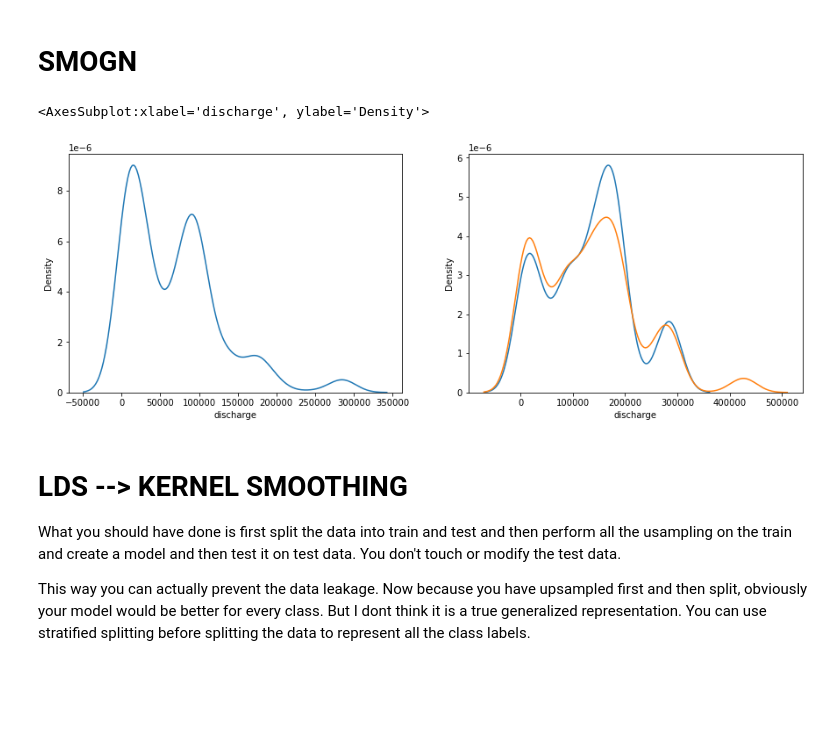
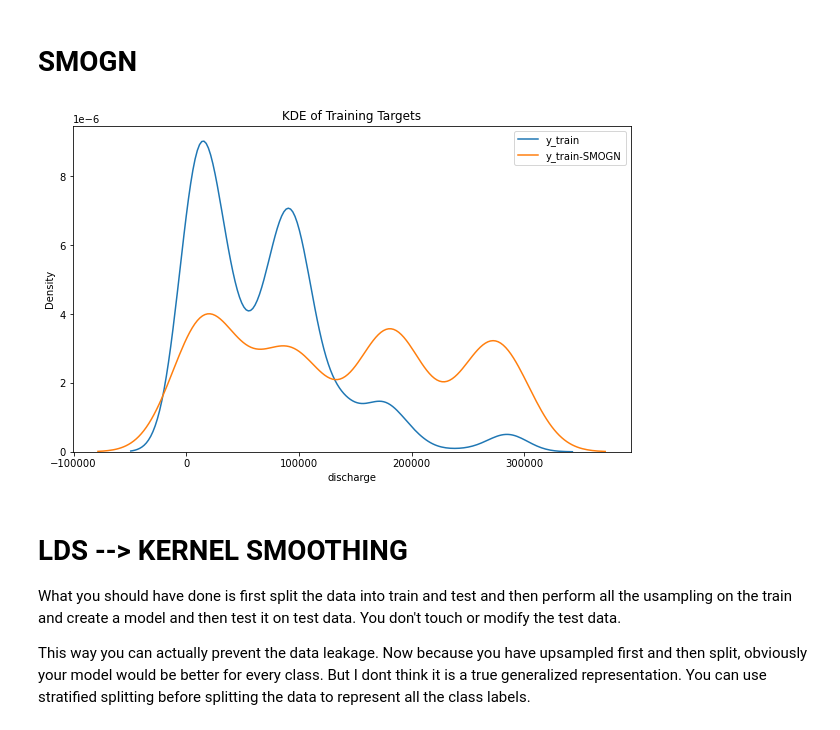
Before and after one commit to Kamal-Eldin/Logistics_transshipment, a Jupyter notebook: testing_2.ipynb, the cells around one changed output. Drawn from its saved outputs; the diff is of its cells as text; code cells hidden in the pictures; blank space fills up the shorter version.

```diff
--- a/testing_2.ipynb
+++ b/testing_2.ipynb
@@ -458,28 +464,30 @@ simple = train_balanced.reset_index()
 # %%
 traindata = pd.concat([xtrain, ytrain],axis= 1).reset_index()
 train_balanced_adv = smogn.smoter(data= traindata, y='discharge',
-                                k = 10,
+                                k = 5,
                                 pert = 0.04,
-                                samp_method = 'extreme',
+                                samp_method = 'balance',
                                 drop_na_col = False,
-                                drop_na_row = False,
+                                drop_na_row = True,
                                 replace = True,
-                                rel_thres = .45,
+                                rel_thres = .6,
                                 rel_method = 'auto',
                                 rel_xtrm_type = 'both',
-                                rel_coef = 1.5
+                                rel_coef = 1.8
                                 )
 adv = train_balanced_adv.reset_index()
 # %%
 traindata = pd.concat([xtrain, ytrain],axis= 1).reset_index()
 
-fig, ax = plt.subplots(1,2, figsize = (15,5))
-sns.kdeplot(traindata.discharge, ax = ax[0])
-sns.kdeplot(simple.discharge, ax = ax[1])
-sns.kdeplot(adv.discharge, ax = ax[1])
+fig, ax = plt.subplots(1,1, figsize = (10,6))
+sns.kdeplot(traindata.discharge, ax = ax)
+# # sns.kdeplot(simple.discharge, ax = ax[1])
+sns.kdeplot(adv.discharge, ax = ax)
+plt.legend(['y_train', 'y_train-SMOGN'])
+plt.title('KDE of Training Targets')
+plt.show()
 # %% [output]
-<AxesSubplot:xlabel='discharge', ylabel='Density'>
-[figure, old version]
+[figure, new version]
 # %%
 xtrain_smg = train_balanced_adv.iloc[:,:-1]
 ytrain_smg = train_balanced_adv[['discharge']]
```
Also changed, not shown: parts of 4 cells of this notebook, 6 other files.
